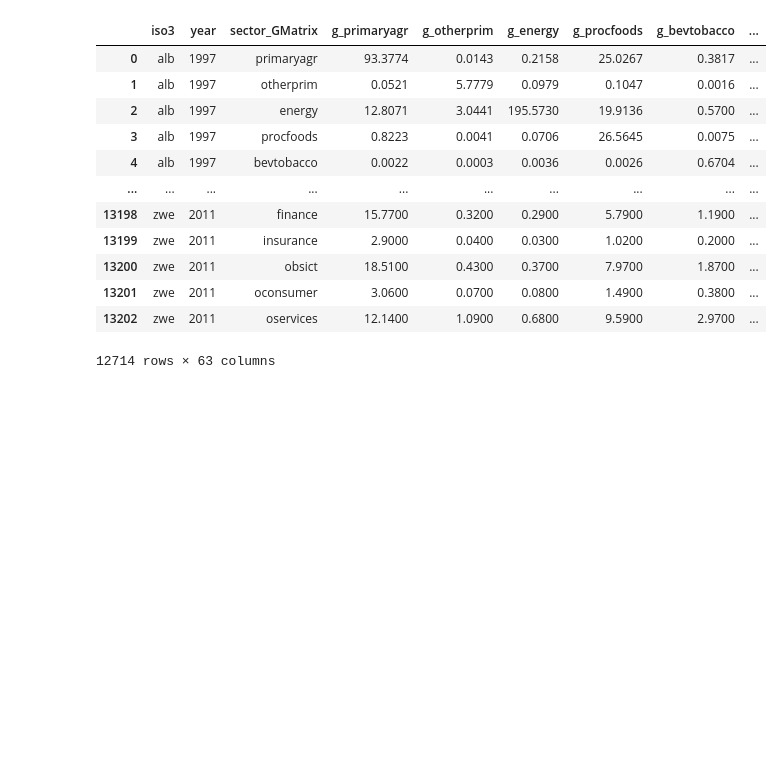
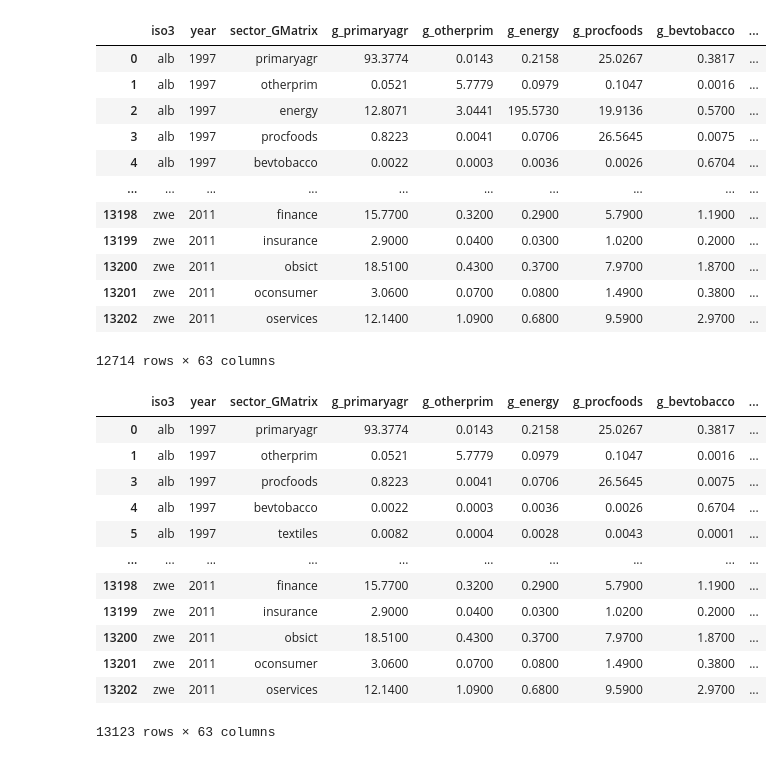
Before and after one commit to VictoriaTeCa/ActividadUNO, a Jupyter notebook: ActividadUNO.ipynb, the cells around one changed output. Drawn from its saved outputs; the diff is of its cells as text; code cells hidden in the pictures; blank space fills up the shorter version.

Commit message:
Filtro H(8)

```diff
--- a/ActividadUNO.ipynb
+++ b/ActividadUNO.ipynb
@@ -131,3 +131,21 @@ g1
 | 13201 | zwe | 2011 | oconsumer | 3.0600 | 0.0700 | 0.0800 | 1.4900 | 0.3800 | ... |
 | 13202 | zwe | 2011 | oservices | 12.1400 | 1.0900 | 0.6800 | 9.5900 | 2.9700 | ... |
 12714 rows × 63 columns
+# %%
+#Filtro h
+h1= df[~(df["DXshare"]>0.5)]
+h1
+# %% [output]
+|  | iso3 | year | sector_GMatrix | g_primaryagr | g_otherprim | g_energy | g_procfoods | g_bevtobacco | ... |
+| 0 | alb | 1997 | primaryagr | 93.3774 | 0.0143 | 0.2158 | 25.0267 | 0.3817 | ... |
+| 1 | alb | 1997 | otherprim | 0.0521 | 5.7779 | 0.0979 | 0.1047 | 0.0016 | ... |
+| 3 | alb | 1997 | procfoods | 0.8223 | 0.0041 | 0.0706 | 26.5645 | 0.0075 | ... |
+| 4 | alb | 1997 | bevtobacco | 0.0022 | 0.0003 | 0.0036 | 0.0026 | 0.6704 | ... |
+| 5 | alb | 1997 | textiles | 0.0082 | 0.0004 | 0.0028 | 0.0043 | 0.0001 | ... |
+| ... | ... | ... | ... | ... | ... | ... | ... | ... | ... |
+| 13198 | zwe | 2011 | finance | 15.7700 | 0.3200 | 0.2900 | 5.7900 | 1.1900 | ... |
+| 13199 | zwe | 2011 | insurance | 2.9000 | 0.0400 | 0.0300 | 1.0200 | 0.2000 | ... |
+| 13200 | zwe | 2011 | obsict | 18.5100 | 0.4300 | 0.3700 | 7.9700 | 1.8700 | ... |
+| 13201 | zwe | 2011 | oconsumer | 3.0600 | 0.0700 | 0.0800 | 1.4900 | 0.3800 | ... |
+| 13202 | zwe | 2011 | oservices | 12.1400 | 1.0900 | 0.6800 | 9.5900 | 2.9700 | ... |
+13123 rows × 63 columns
```
